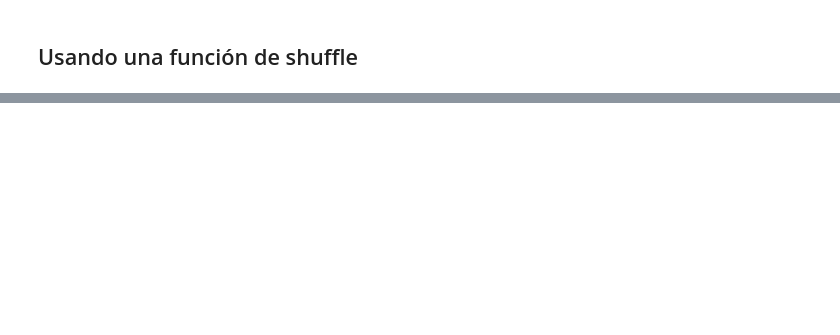
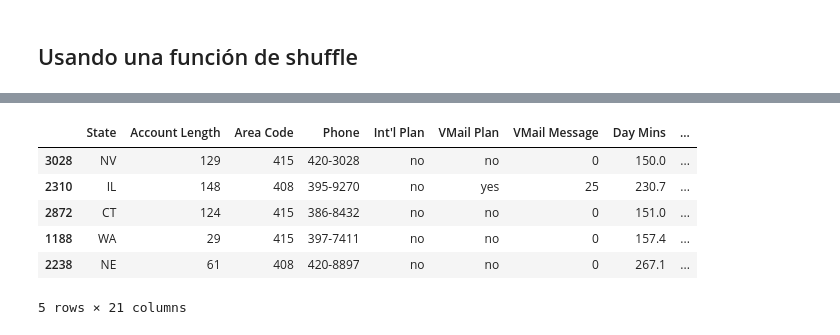
Before and after one commit to quiquegtz27/python-ml-course, a Jupyter notebook: notebooks/T2 - 3 - Data Cleaning - Agrupación de datos - Colab.ipynb, the cells around one changed output, grey strips where cells are left out. Cells and saved outputs as stored; diff of their text form; code cells hidden in the pictures; blank space fills up the shorter version.

```diff
--- a/notebooks/T2 - 3 - Data Cleaning - Agrupación de datos - Colab.ipynb
+++ b/notebooks/T2 - 3 - Data Cleaning - Agrupación de datos - Colab.ipynb
@@ -491,6 +478,16 @@ data.head()
 import sklearn
 # %%
 data = sklearn.utils.shuffle(data)
+# %%
+data.head()
+# %% [output]
+|  | State | Account Length | Area Code | Phone | Int'l Plan | VMail Plan | VMail Message | Day Mins | ... |
+| 3028 | NV | 129 | 415 | 420-3028 | no | no | 0 | 150.0 | ... |
+| 2310 | IL | 148 | 408 | 395-9270 | no | yes | 25 | 230.7 | ... |
+| 2872 | CT | 124 | 415 | 386-8432 | no | no | 0 | 151.0 | ... |
+| 1188 | WA | 29 | 415 | 397-7411 | no | no | 0 | 157.4 | ... |
+| 2238 | NE | 61 | 408 | 420-8897 | no | no | 0 | 267.1 | ... |
+5 rows × 21 columns
 # %%
 cut_id = int(0.75*len(data))
 train_data = data[:cut_id]
```
Also changed, not shown: parts of 11 cells of this notebook.
